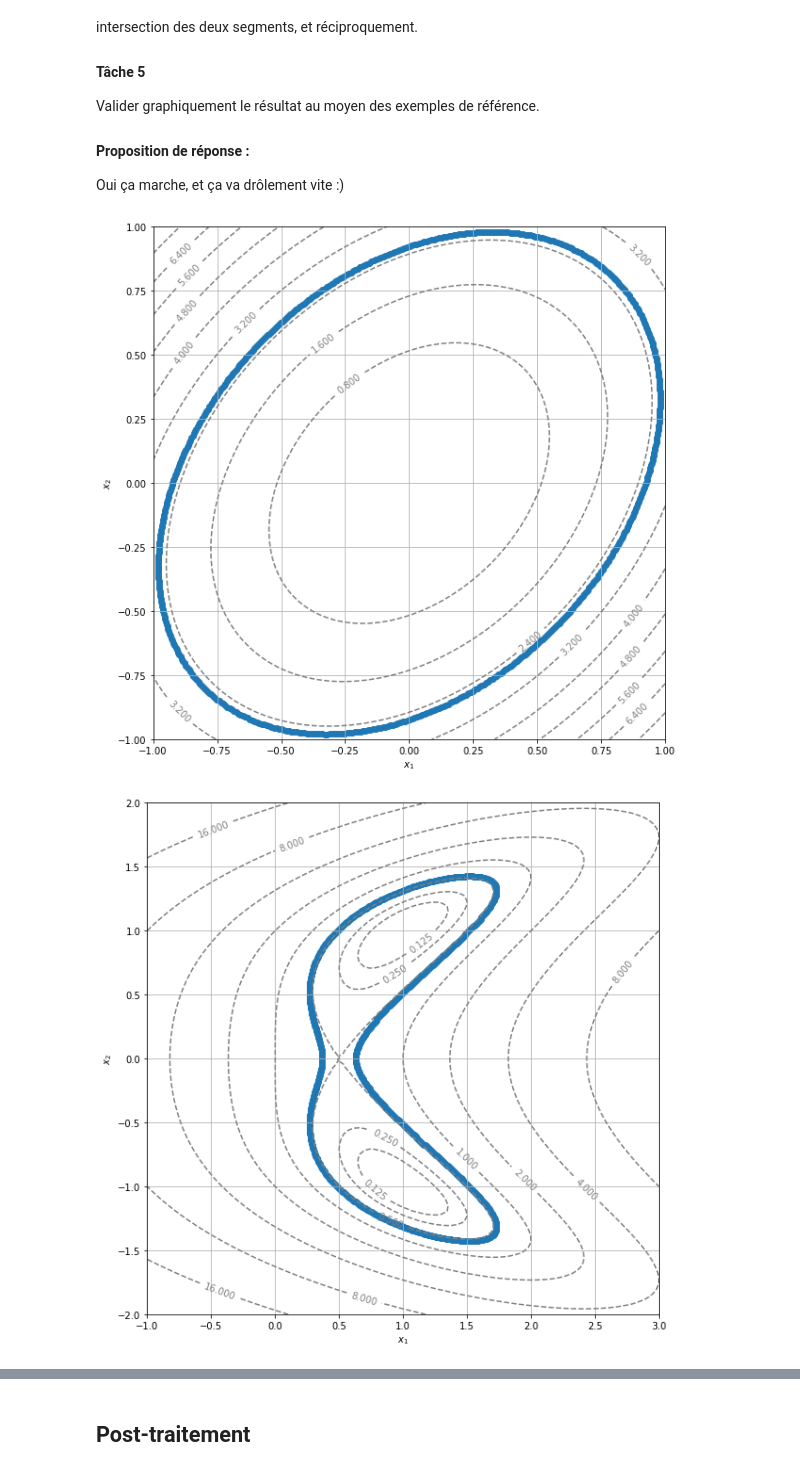
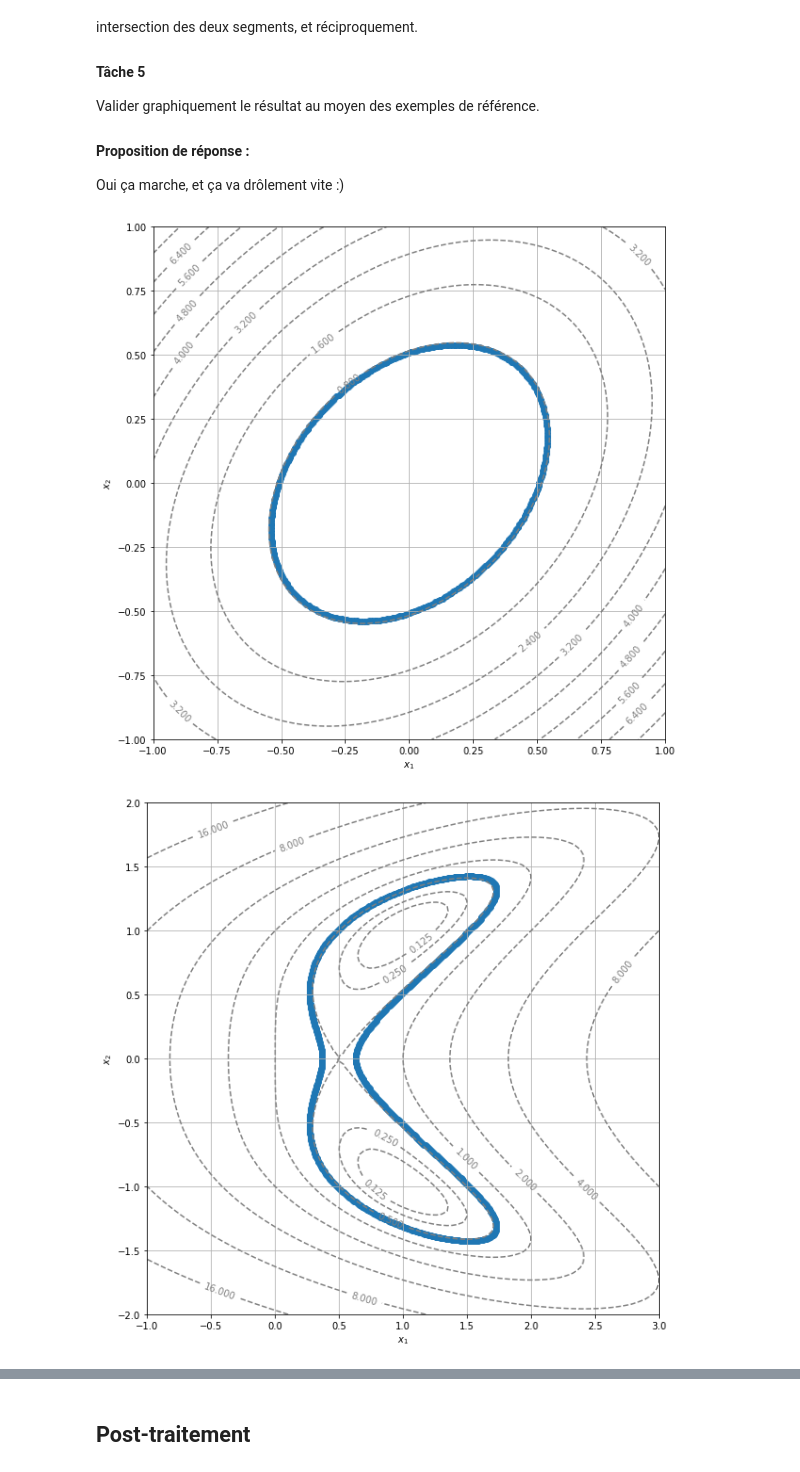
Before and after one commit to plgstalter/gstalter_freyther_ue11, a Jupyter notebook: gstalter_freyther.ipynb, the cells around one changed output, grey strips where cells are left out. Saved outputs shown, nothing was run; the diff lists cells and outputs as text; code cells hidden in the pictures.

```diff
--- a/gstalter_freyther.ipynb
+++ b/gstalter_freyther.ipynb
@@ -503,36 +512,36 @@ def display_contour_ter(f, x, y, levels, x0, y0, delta=.01, N = 200):
 
     values = better_level_curve(f, x0, y0, delta, N)
     plt.scatter(values[0, :], values[1, :])
 
     plt.grid(True)
     plt.xlabel("$x_1$")
     plt.ylabel("$x_2$")
     plt.gca().set_aspect("equal")
 
 display_contour_ter(f1,
     x=np.linspace(-1.0, 1.0, 100),
     y=np.linspace(-1.0, 1.0, 100),
     levels=10,
-    x0=.8,
-    y0=.8,)
+    x0=.44,
+    y0=.44,)
 
 display_contour_ter(f2,
     x=np.linspace(-1.0, 3.0, 100),
     y=np.linspace(-2.0, 2.0, 100),
     levels=[2**i for i in range(-3, 8)],
     x0=.3,
     y0=.3,
 )
 
 display_contour_ter(f3,
     x=np.linspace(-5.0, 5.0, 100),
     y=np.linspace(-5.0, 5.0, 100),
     levels=5,
     x0=.5,
     y0=-2.
 )
 # %% [output]
-[figure, old version]
+[figure, new version]
 [figure]
 [figure]
 # %% [markdown]
```
Also changed, not shown: parts of 4 cells of this notebook.
